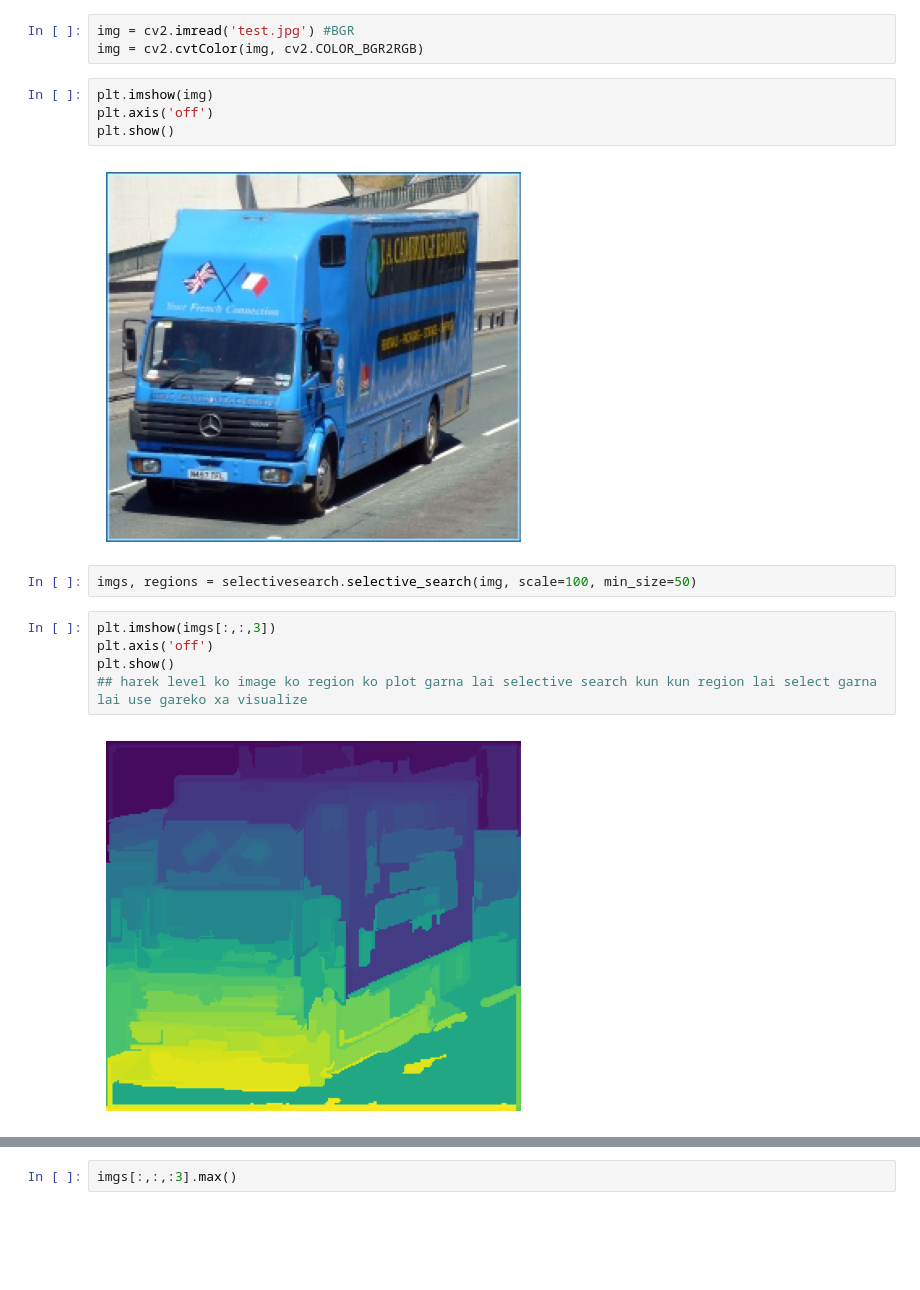
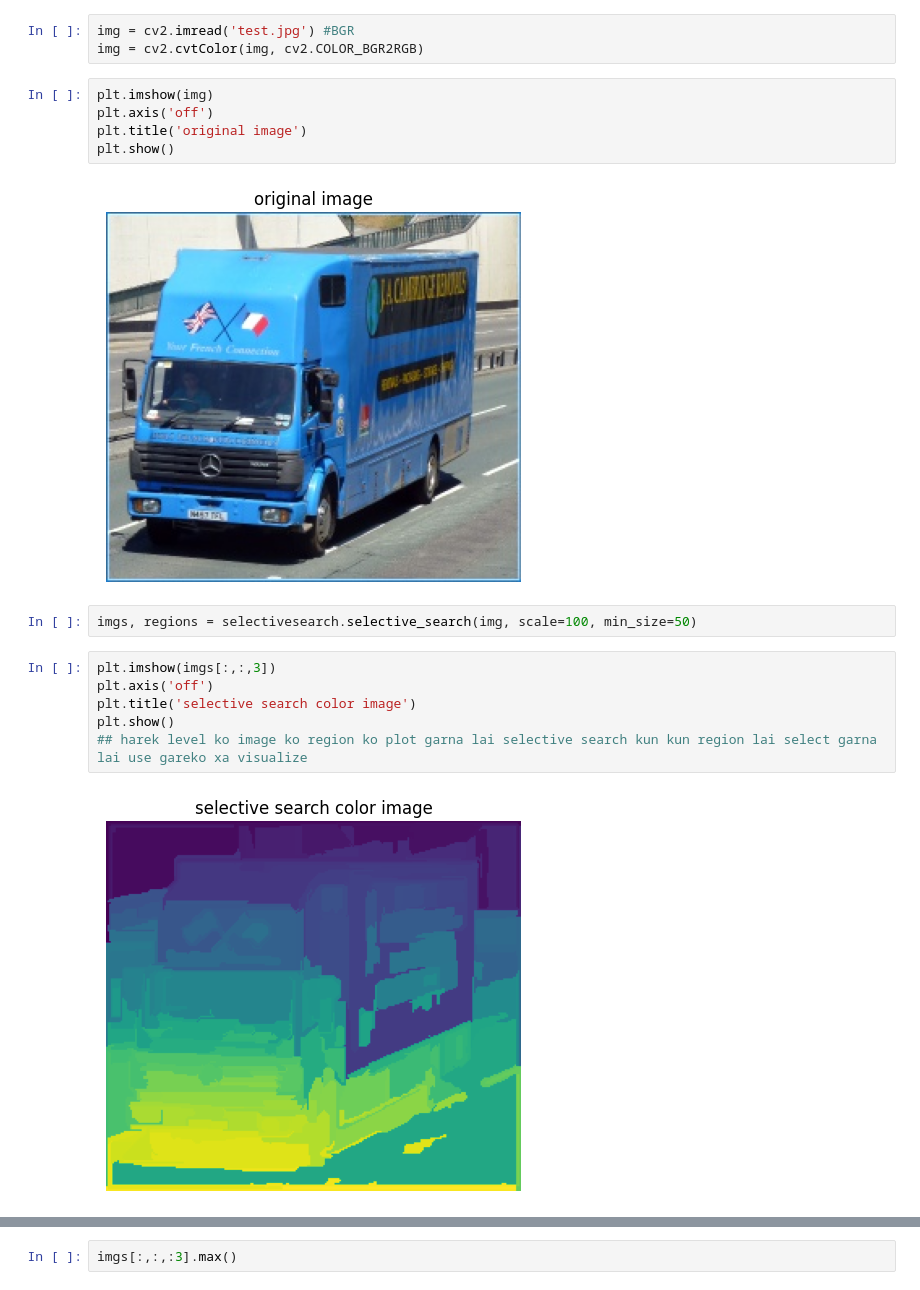
Before and after one commit to uniquesht1/Object-Detection, a Jupyter notebook: notebook/selective_search.ipynb, the cells around one changed output, grey strips where cells are left out. Cells and saved outputs as stored; diff of their text form; blank space fills up the shorter version.

```diff
--- a/notebook/selective_search.ipynb
+++ b/notebook/selective_search.ipynb
@@ -18,18 +18,20 @@ img = cv2.cvtColor(img, cv2.COLOR_BGR2RGB)
 # %%
 plt.imshow(img)
 plt.axis('off')
+plt.title('original image')
 plt.show()
 # %% [output]
-[figure, old version]
+[figure, new version]
 # %%
 imgs, regions = selectivesearch.selective_search(img, scale=100, min_size=50)
 # %%
 plt.imshow(imgs[:,:,3])
 plt.axis('off')
+plt.title('selective search color image')
 plt.show()
 ## harek level ko image ko region ko plot garna lai selective search kun kun region lai select garna lai use gareko xa visualize
 # %% [output]
-[figure, old version]
+[figure, new version]
 # %%
 plt.imshow(imgs[:,:,:3] / img[:,:,:3].max()) # normalize garera plot gareko max value le divided garera
 plt.axis('off')
```
Also changed, not shown: parts of 9 cells of this notebook.
